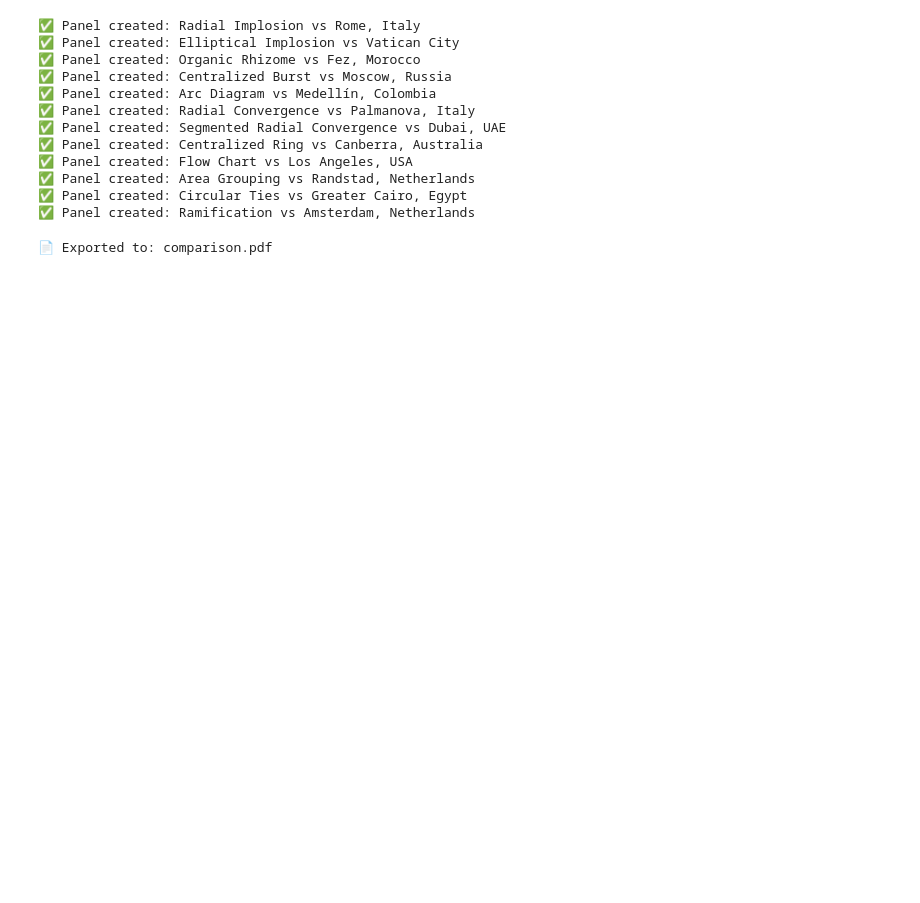
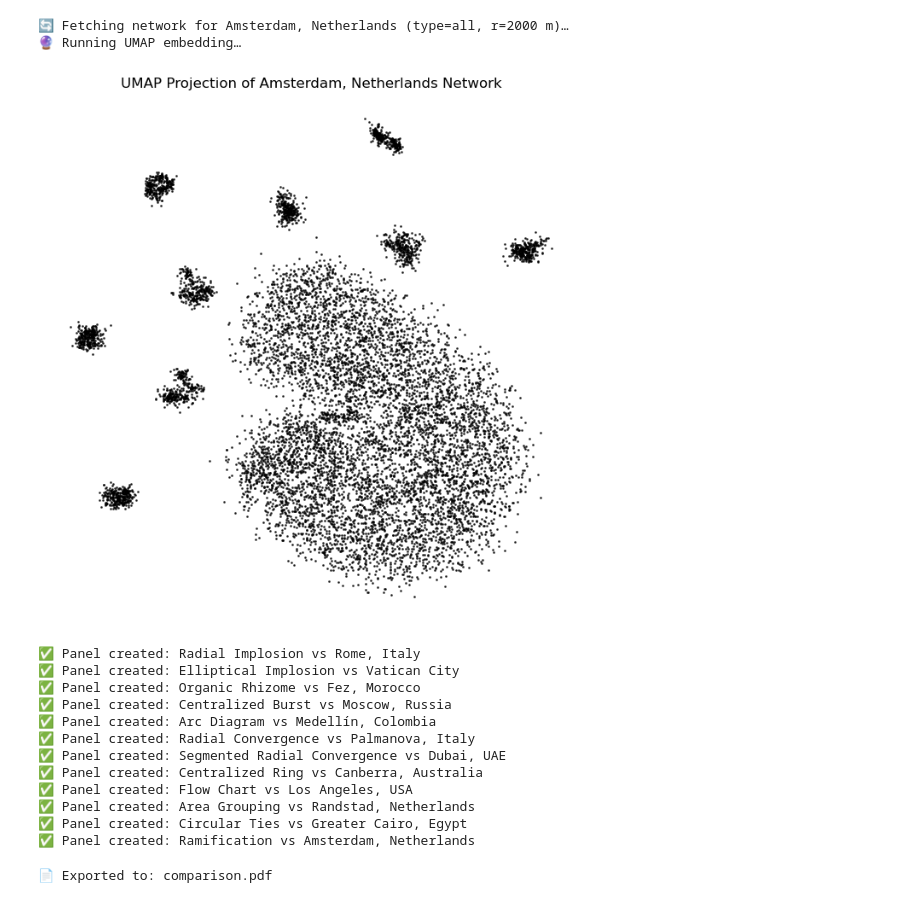
Before and after one commit to rodighiero/urban-mapper, a Jupyter notebook: generator.ipynb, the cells around one changed output. Cells and saved outputs as stored; diff of their text form; code cells hidden in the pictures; blank space fills up the shorter version.

Commit message:
Nice try without spectral embedding

```diff
--- a/generator.ipynb
+++ b/generator.ipynb
@@ -109,3 +117,66 @@ with open(cache_path, "w") as f:
+# %%
+import os
+import time
+import json
+import networkx as nx
+import osmnx as ox
+import matplotlib.pyplot as plt
+import numpy as np
+import umap
+from scipy.sparse import csr_matrix
+
+# settings
+ox.settings.use_cache = True
+ox.settings.overpass_endpoint = "https://overpass.kumi.systems/api"
+network_dir = "networks"
+os.makedirs(network_dir, exist_ok=True)
+
+# filter for Amsterdam
+updated_cache = []
+for entry in city_data:
+    if entry["nam"] != "Amsterdam, Netherlands":
+        continue
+
+    name = entry["nam"]
+    coords = entry["crd"]
+    dist = entry["dst"]
+    ntw = entry["ntw"]
+
+    print(f"🔄 Fetching network for {name} (type={ntw}, r={dist} m)…")
+    G = ox.graph_from_point(coords, dist=dist, network_type=ntw)
+
+    # largest connected component
+    Gu = nx.Graph(G)
+    lcc = max(nx.connected_components(Gu), key=len)
+    H = Gu.subgraph(lcc).copy()
+
+    # adjacency matrix for UMAP
+    A = nx.to_scipy_sparse_array(H)
+    if not isinstance(A, csr_matrix):  # ensure csr_matrix
+        A = csr_matrix(A)
+
+    # --- UMAP embedding with stronger structure ---
+    print("🔮 Running UMAP embedding…")
+    embed = umap.UMAP(
+        n_neighbors=300,
+        min_dist=0.05,
+        metric="euclidean",
+        random_state=42
+    ).fit_transform(A)
+
+    # --- plot ---
+    plt.figure(figsize=(8, 8))
+    plt.scatter(embed[:, 0], embed[:, 1], s=1, c="black", alpha=0.7)
+    plt.axis("off")
+    plt.title(f"UMAP Projection of {name} Network", fontsize=12)
+    plt.show()
+
+    updated_cache.append(entry)
+    time.sleep(1)
+# %% [output]
+🔄 Fetching network for Amsterdam, Netherlands (type=all, r=2000 m)…
+🔮 Running UMAP embedding…
+[figure, added]
 # %%
 comparison_images = []
 
```
Also changed, not shown: parts of 2 cells of this notebook, 4 other files.
